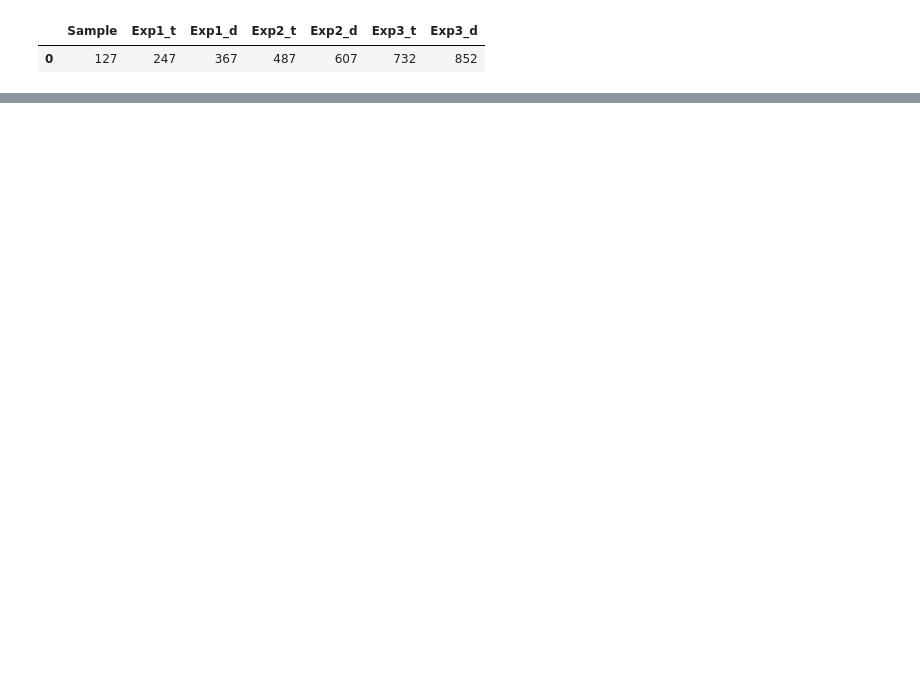
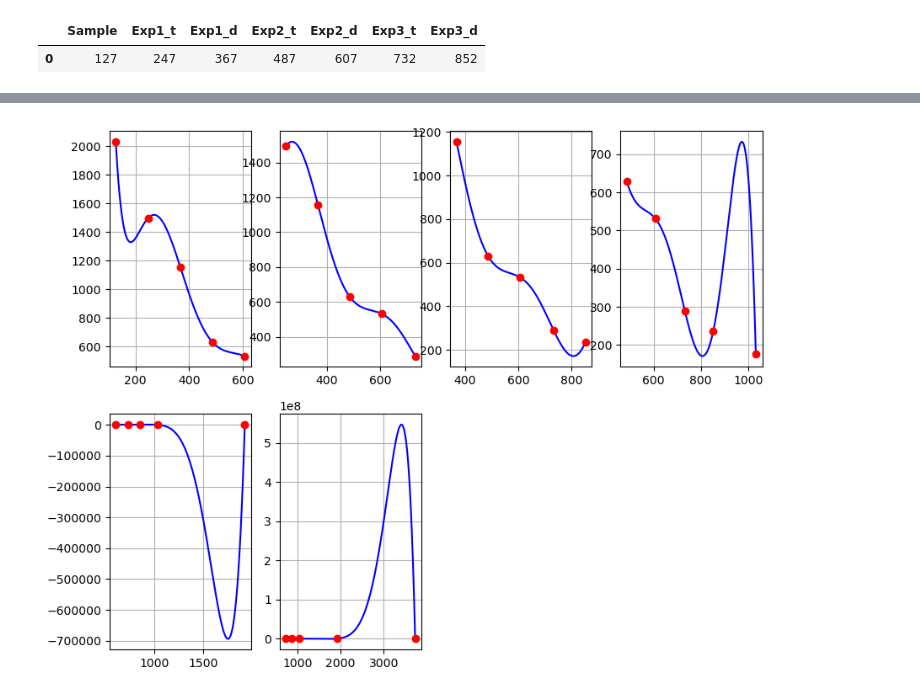
Before and after one commit to muthuganeshece/MLProjects, a Jupyter notebook: LIDAR/Notebook/TargetInterpolation.ipynb, the cells around one changed output, grey strips where cells are left out. Cells and saved outputs as stored; diff of their text form; code cells hidden in the pictures; blank space fills up the shorter version.

```diff
--- a/LIDAR/Notebook/TargetInterpolation.ipynb
+++ b/LIDAR/Notebook/TargetInterpolation.ipynb
@@ -18,0 +45,5 @@ df_exp.head()
+# %%
+# 5 Point Interpolation
+LagrangeInterpolation(Exp1_time, Exp1_data)
+# %% [output]
+[figure, added]
```
Also changed, not shown: parts of 10 cells of this notebook.
